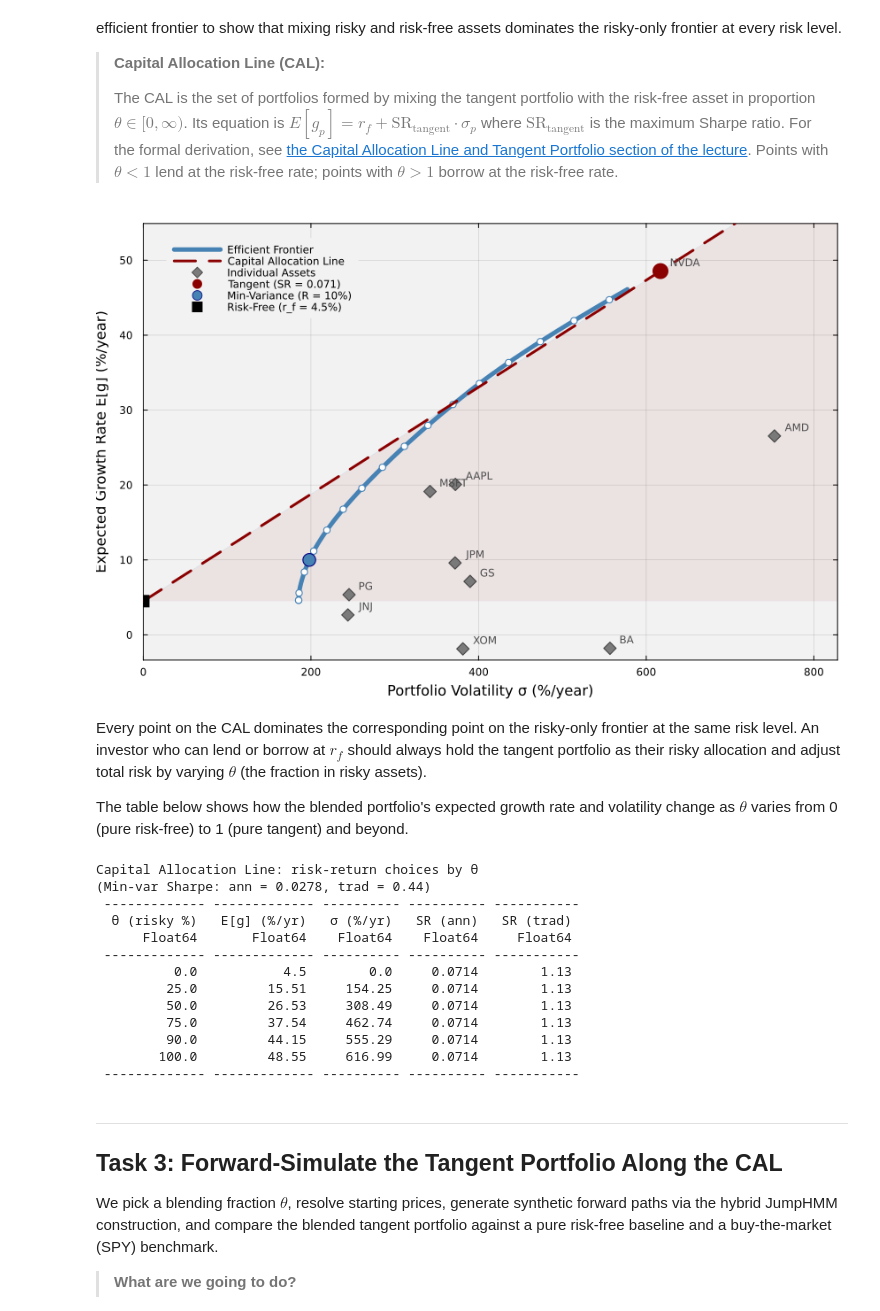
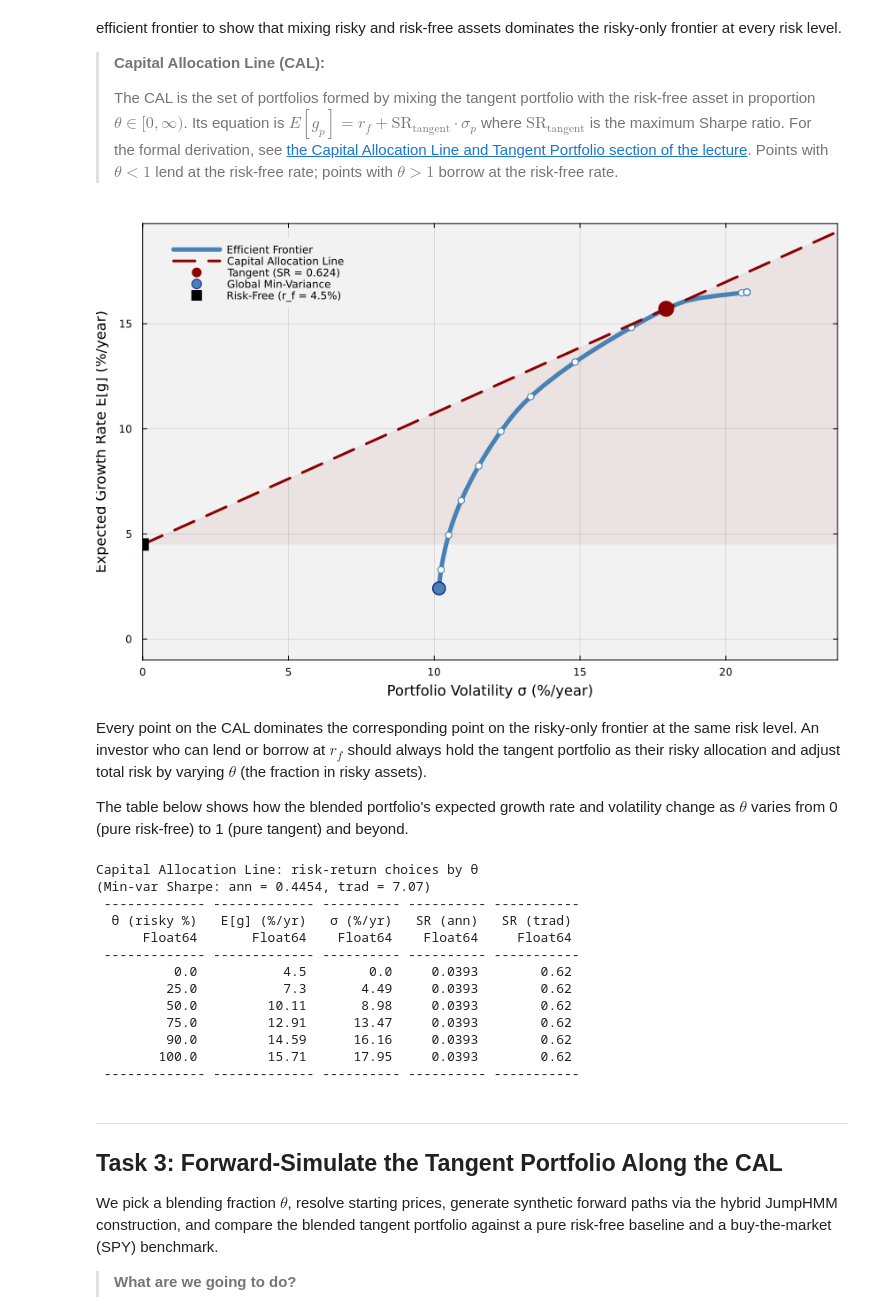
Before and after one commit to varnerlab/eCornell-AI-finance-lectures, a Jupyter notebook: lectures/session-1/eCornell-AI-Finance-S1-Example-MinVariancePortfolio-RRFA-May-2026.ipynb, the cells around one changed output. Drawn from its saved outputs; the diff is of its cells as text; code cells hidden in the pictures.

```diff
--- a/lectures/session-1/eCornell-AI-Finance-S1-Example-MinVariancePortfolio-RRFA-May-2026.ipynb
+++ b/lectures/session-1/eCornell-AI-Finance-S1-Example-MinVariancePortfolio-RRFA-May-2026.ipynb
@@ -26,7 +26,7 @@ We pick a small ticker subset, load the SIM calibration, assemble the SIM covari
 # --- Portfolio universe ---
 # Ten well-known tickers spanning sectors and betas (change this to explore
 # different universes; every ticker must exist in MySIMCalibration()["tickers"]).
-my_tickers = ["AAPL", "MSFT", "NVDA", "JNJ", "JPM", "PG", "XOM", "BA", "GS", "AMD"];
+my_tickers = ["AAPL", "MSFT", "AMD", "UPS", "JNJ", "KO", "PG", "JPM", "GS", "BA", "WFC", "XOM", "PFE", "MRK"];
 N = length(my_tickers);
 
 # --- Parameters ---
@@ -35,6 +35,7 @@ r_f      = 0.045;          # 1-year risk-free rate (continuous compounding, 1/ye
 n_paths  = 500;            # forward Monte Carlo paths
 n_steps  = 252;            # trading days in the forward horizon
 Δt       = 1.0 / 252.0;    # time step (years per trading day)
+w_max    = 0.20;            # maximum weight per asset (overweight cap)
 # %% [markdown]
 We load the cached SIM calibration and extract the parameters for the user-chosen tickers.
 
@@ -217,30 +213,27 @@ let
     tang_ret = sharpe_result["expected_return"];
     tang_vol = sharpe_result["volatility"];
     sr       = sharpe_result["sharpe_ratio"];
-    mv_ret   = minvar_result.expected_return;
-    mv_vol   = sqrt(minvar_result.variance);
 
-    # --- Individual asset risk/return ---
-    σ_assets = [sqrt(Σ[i,i]) for i ∈ 1:N];
+    # --- Global min-var from frontier ---
+    mv_idx   = argmin(frontier_risk);
+    mv_vol   = frontier_risk[mv_idx];
+    mv_ret   = frontier_return[mv_idx];
 
-    # --- Convert to percentage ---
-    fr_pct  = frontier_risk .* 100;
+    # --- Convert to finance-convention %/yr: σ_finance = σ_growth / √252 ---
+    scale = 1.0 / sqrt(252);
+    fr_pct  = frontier_risk .* scale .* 100;
     fμ_pct  = frontier_return .* 100;
-    σa_pct  = σ_assets .* 100;
-    μa_pct  = μ_vec .* 100;
 
-    # --- Axis limits: driven by data, not one outlier asset ---
-    x_hi = max(maximum(σa_pct), maximum(fr_pct)) * 1.10;
-    y_lo = min(0.0, minimum(fμ_pct), minimum(μa_pct)) - 1.5;
-    y_hi = max(maximum(fμ_pct), maximum(μa_pct)) * 1.10 + 1.5;
+    # --- Axis limits from the frontier ---
+    x_hi = maximum(fr_pct) * 1.15;
+    y_lo = min(0.0, minimum(fμ_pct)) - 1.0;
+    y_hi = max(maximum(fμ_pct), r_f * 100 + sr / scale * maximum(fr_pct) / 100) * 1.05;
 
-    # --- CAL extends to right edge of plot ---
+    # --- CAL: E[g] = r_f + SR_growth · σ_growth = r_f + (SR_growth/scale) · σ_finance ---
+    sr_finance = sr / scale;
     cal_x = range(0, stop = x_hi, length = 100) |> collect;
-    cal_y = r_f * 100 .+ sr .* cal_x;
-
-    # --- Annotation offsets scale with axis range ---
-    dx = x_hi * 0.015;
-    dy = (y_hi - y_lo) * 0.02;
+    cal_y = r_f * 100 .+ sr_finance .* cal_x;
+    y_hi = max(y_hi, maximum(cal_y)) * 1.02;
 
     # --- Build the plot ---
     p = plot(size = (850, 550), fontsize = 14,
@@ -249,46 +242,38 @@ let
         xlim = (0, x_hi), ylim = (y_lo, y_hi),
         legend = :topleft);
 
     # --- Shade the CAL region ---
     plot!(p, cal_x, cal_y, fillrange = r_f * 100, fillalpha = 0.07,
         fillcolor = :darkred, lw = 0, label = "");
 
     # --- Efficient frontier ---
     skip = max(1, length(fr_pct) ÷ 15);
     plot!(p, fr_pct, fμ_pct, lw = 5, color = :steelblue,
         label = "Efficient Frontier");
     scatter!(p, fr_pct[1:skip:end], fμ_pct[1:skip:end],
         ms = 4, color = :white, msc = :steelblue, label = "");
 
     # --- CAL ---
     plot!(p, cal_x, cal_y, lw = 3, ls = :dash, color = :darkred,
         label = "Capital Allocation Line");
 
-    # --- Individual assets ---
-    scatter!(p, σa_pct, μa_pct, ms = 7, color = :gray40, msc = :gray20,
-        marker = :diamond, alpha = 0.85, label = "Individual Assets");
-    for i ∈ 1:N
-        annotate!(p, σa_pct[i] + dx, μa_pct[i] + dy,
-            text(my_tickers[i], 8, :left, :gray30));
-    end
-
     # --- Key points ---
-    scatter!(p, [tang_vol * 100], [tang_ret * 100],
+    scatter!(p, [tang_vol * scale * 100], [tang_ret * 100],
         marker = :circle, ms = 10, color = :darkred, msc = :darkred,
-        label = "Tangent (SR = $(round(sr, digits=3)))");
-    scatter!(p, [mv_vol * 100], [mv_ret * 100],
+        label = "Tangent (SR = $(round(sr_finance, digits=3)))");
+    scatter!(p, [mv_vol * scale * 100], [mv_ret * 100],
         marker = :circle, ms = 8, color = :steelblue, msc = :navy,
-        label = "Min-Variance (R = 10%)");
+        label = "Global Min-Variance");
     scatter!(p, [0.0], [r_f * 100],
         marker = :square, ms = 7, color = :black, msc = :black,
         label = "Risk-Free (r_f = $(round(r_f*100, digits=1))%)");
 
     plot!(p, bg = "gray95", background_color_outside = "white",
         framestyle = :box, fg_legend = :transparent);
     display(p)
 end
 # %% [output]
-[figure, old version]
+[figure, new version]
 # %% [markdown]
 Every point on the CAL dominates the corresponding point on the risky-only frontier at the same risk level. An investor who can lend or borrow at $r_f$ should always hold the tangent portfolio as their risky allocation and adjust total risk by varying $\theta$ (the fraction in risky assets).
 
@@ -300,7 +285,7 @@ let
     sr       = sharpe_result["sharpe_ratio"];
     mv_ret   = minvar_result.expected_return;
     mv_vol   = sqrt(minvar_result.variance);
-    mv_sr    = (mv_ret - r_f) / mv_vol;
+    mv_sr    = (mv_ret - r_f) / (mv_vol / sqrt(252));
     mv_sr_trad = mv_sr * sqrt(1/Δt);
 
     # --- Blended portfolios along the CAL ---
@@ -308,7 +293,7 @@ let
     df = DataFrame(
         "θ (risky %)"   => round.(θ_values .* 100, digits=0),
         "E[g] (%/yr)"   => round.((r_f .+ θ_values .* (tang_ret - r_f)) .* 100, digits=2),
-        "σ (%/yr)"      => round.((θ_values .* tang_vol) .* 100, digits=2),
+        "σ (%/yr)"      => round.((θ_values .* tang_vol / sqrt(252)) .* 100, digits=2),
         "SR (ann)"      => fill(round(sr, digits=4), length(θ_values)),
         "SR (trad)"     => fill(round(sr * sqrt(1/Δt), digits=2), length(θ_values)),
     );
@@ -322,17 +307,17 @@ let
 end
 # %% [output]
 Capital Allocation Line: risk-return choices by θ
-(Min-var Sharpe: ann = 0.0278, trad = 0.44)
+(Min-var Sharpe: ann = 0.4454, trad = 7.07)
  ------------- ------------- ---------- ---------- -----------
   θ (risky %)   E[g] (%/yr)   σ (%/yr)   SR (ann)   SR (trad)
       Float64       Float64    Float64    Float64     Float64
  ------------- ------------- ---------- ---------- -----------
-          0.0           4.5        0.0     0.0714        1.13
-         25.0         15.51     154.25     0.0714        1.13
-         50.0         26.53     308.49     0.0714        1.13
-         75.0         37.54     462.74     0.0714        1.13
-         90.0         44.15     555.29     0.0714        1.13
-        100.0         48.55     616.99     0.0714        1.13
+          0.0           4.5        0.0     0.0393        0.62
+         25.0           7.3       4.49     0.0393        0.62
+         50.0         10.11       8.98     0.0393        0.62
+         75.0         12.91      13.47     0.0393        0.62
+         90.0         14.59      16.16     0.0393        0.62
+        100.0         15.71      17.95     0.0393        0.62
  ------------- ------------- ---------- ---------- -----------
 # %% [markdown]
 ___
```
Also changed, not shown: parts of 9 cells of this notebook, 7 other files.
